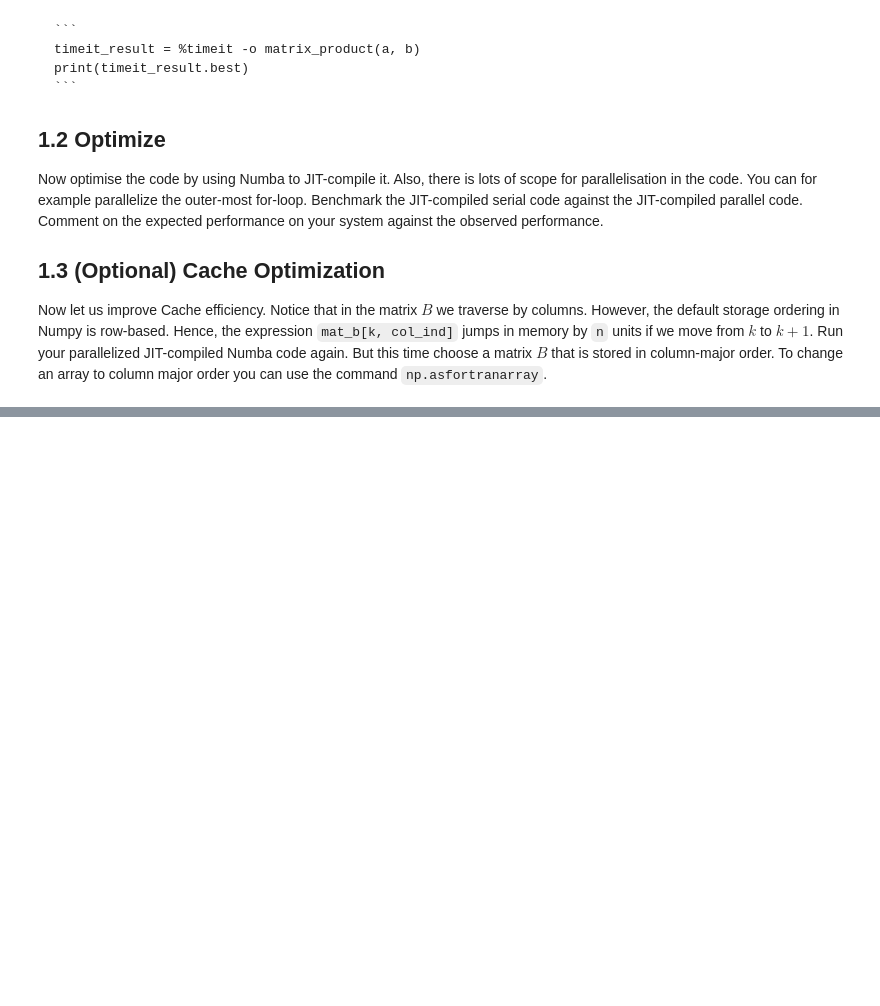
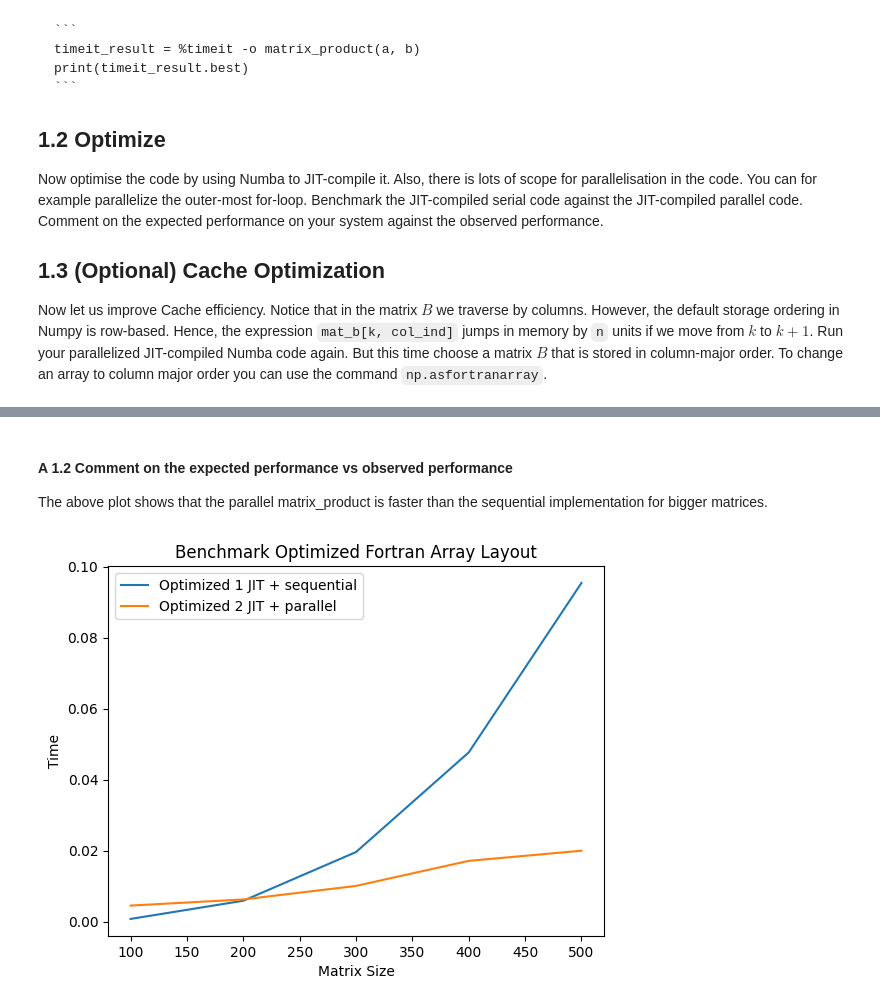
Before and after one commit to Mv0sKff/KISysteme26_lab, a Jupyter notebook: block_1/Aufgabe_1.ipynb, the cells around one changed output, grey strips where cells are left out. Saved outputs shown, nothing was run; the diff lists cells and outputs as text; code cells hidden in the pictures; blank space fills up the shorter version.

```diff
--- a/block_1/Aufgabe_1.ipynb
+++ b/block_1/Aufgabe_1.ipynb
@@ -87,0 +172,38 @@ sns.plot(time_naive, time_numpy)
+# %% [markdown]
+#### A 1.2 Comment on the expected performance vs observed performance
+
+The above plot shows that the parallel matrix_product is faster than the sequential implementation for bigger matrices.
+# %%
+# 1.3
+
+time_optimized_1_fort = []
+time_optimized_2_fort = []
+
+# run once to JIT compile
+if True:
+  a = np.random.randn(10, 10)
+  b = np.random.randn(10, 10)
+
+  matrix_product_optimization_1(a, b)
+  matrix_product_optimization_2(a, b)
+
+for i in tqdm(matrix_sizes):
+  a = np.random.randn(i, i)
+  b = np.asfortranarray(np.random.randn(i, i))
+
+  result_1 = %timeit -n 3 -r 5 -q -o matrix_product_optimization_1(a, b)
+  result_2 = %timeit -n 3 -r 5 -q -o matrix_product_optimization_2(a, b)
+
+  time_optimized_1_fort.append(result_1.average)
+  time_optimized_2_fort.append(result_2.average)
+# %%
+sns.lineplot(x=matrix_sizes, y=time_optimized_1_fort, label='Optimized 1 JIT + sequential')
+sns.lineplot(x=matrix_sizes, y=time_optimized_2_fort, label='Optimized 2 JIT + parallel')
+
+plt.ylabel('Time')
+plt.xlabel('Matrix Size')
+plt.title('Benchmark Optimized Fortran Array Layout')
+plt.legend()
+plt.show()
+# %% [output]
+[figure, added]
```
Also changed, not shown: parts of 11 cells of this notebook.
